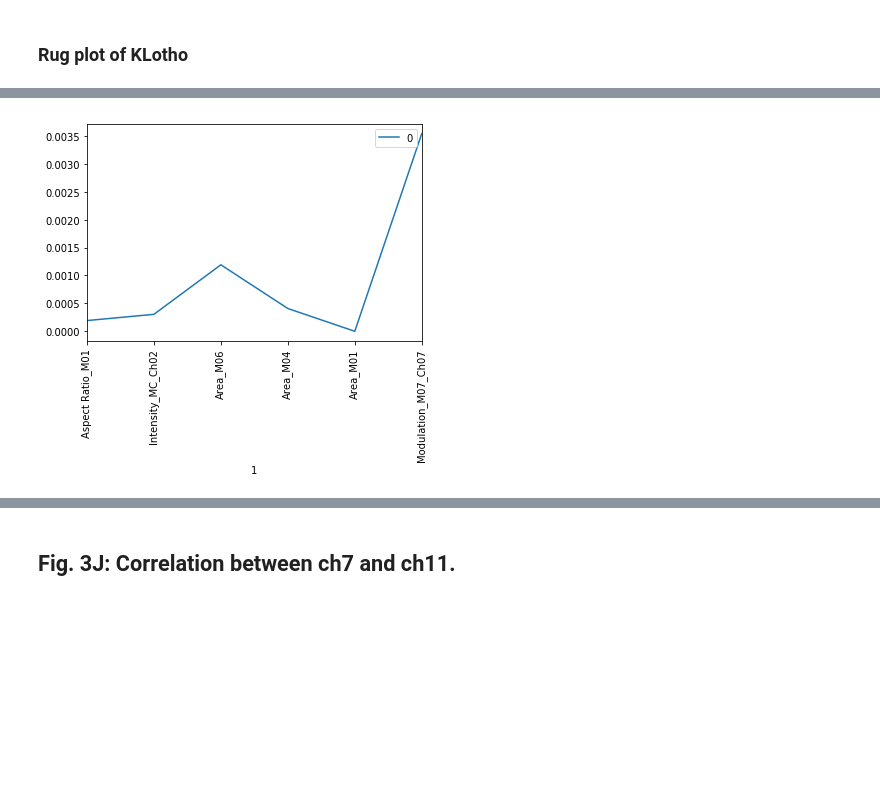
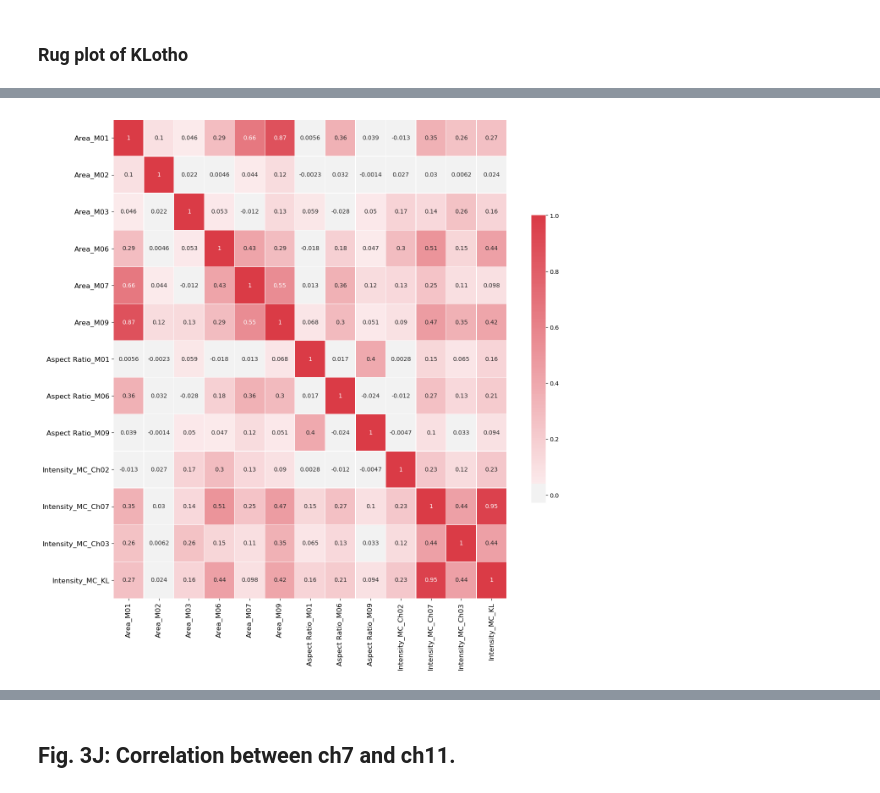
Before and after one commit to ankitbhatia/bioimage_aging, a Jupyter notebook: Final Analysis March 16.ipynb, the cells around one changed output, grey strips where cells are left out. Saved outputs shown, nothing was run; the diff lists cells and outputs as text; code cells hidden in the pictures; blank space fills up the shorter version.

```diff
--- a/Final Analysis March 16.ipynb
+++ b/Final Analysis March 16.ipynb
@@ -87,29 +73,27 @@ data = []
 data.append('Class')
 data.append('Object Number')
 data.append('Area_M01')
+data.append('Area_M02')
 data.append('Area_M03')
 data.append('Area_M04')
 data.append('Area_M06')
 data.append('Area_M07')
 data.append('Area_M09')
-# data.append('Area_M02')
-# data.append('Area_M11')
+data.append('Area_M11')
 data.append('Aspect Ratio_M01')
 data.append('Aspect Ratio_M06')
 data.append('Aspect Ratio_M09')
 data.append('Modulation_M02_Ch02')
 data.append('Modulation_M03_Ch03')
 data.append('Modulation_M07_Ch07')
-# data.append('Modulation_M04_Ch04')
-# data.append('Modulation_M11_Ch11')
+data.append('Modulation_M04_Ch04')
+data.append('Modulation_M11_Ch11')
 data.append('Intensity_MC_Ch02')
 data.append('Intensity_MC_Ch07')
-# data.append('Intensity_MC_Ch03')
-# data.append('Intensity_MC_Ch04')
-# data.append('Intensity_MC_Ch11')
+data.append('Intensity_MC_Ch03')
+data.append('Intensity_MC_Ch04')
+data.append('Intensity_MC_Ch11')
+data.append('Intensity_MC_KL')
 data
 filtered_db = unfiltered_db[data]
-#     if idx%100==0:
-#         sys.stdout.write(str(idx) + '\r')
-#         sys.stdout.flush()
-# print([column for column in filtered_db.columns])
+filtered_db.to_csv('filtered_db.csv')
@@ -356,59 +449,36 @@ plt.show()
 # %%
 new_db = filtered_db
-#When I was calling this function, it wasn't actually doing anything. No wonder we were getting
-#such crappy accuracies.
 new_db = new_db.sample(frac=1)
 
 # Create the outputs Class
 Y = unfiltered_db.Intensity_MC_Ch11.to_numpy()
-# Y = Y>0 # ch11> = 1, ch11< = 0
-# print(np.count_nonzero(Y))
+Y = Y>0 # ch11> = 1, ch11< = 0
 X = new_db.drop(['Class', 'Object Number',], axis=1)
 X = X.drop([i for i in X.columns if "Bkgd Mean" in i] , axis=1)
-X = X.drop([i for i in X.columns if "Aspect Ratio_M02" in i] , axis=1)
-X = X.drop([i for i in X.columns if "09" in i] , axis=1)
-# X = X.drop([i for i in X.columns if "04" in i] , axis=1)
+# X = X.drop([i for i in X.columns if "09" in i] , axis=1)
+X = X.drop([i for i in X.columns if "04" in i] , axis=1)
+# X = X.drop([i for i in X.columns if "03" in i] , axis=1)
+# X = X.drop([i for i in X.columns if "KL" in i] , axis=1)
 X = X.drop([i for i in X.columns if "11" in i] , axis=1)
+X = X.drop([i for i in X.columns if "Modulation" in i] , axis=1)
 
 #This should drop nothing.
 X = X.drop(X.columns[X.isna().any()].tolist(), axis=1)
+fs = FeatureSelector(data = X, labels = Y)
+fs.identify_missing(missing_threshold=0.6)
+fs.identify_single_unique()
+fs.identify_collinear(correlation_threshold=0.975)
+corr_mat = fs.corr_matrix
+fs.corr_matrix.to_csv('correlation matrix.csv')
+f,ax = plt.subplots(figsize=(15,15))
+cmap = sns.diverging_palette(220,10, as_cmap=True)
+sns.heatmap(corr_mat, cmap = cmap, center = 0, linewidth=0.25, cbar_kws={"shrink": 0.6}, annot=True)
 
-# Min Max scaler to normalize all data:
-min_max_scaler = preprocessing.MinMaxScaler()
-x_scaled = min_max_scaler.fit_transform(X.to_numpy())
-y_scaled = Y/np.linalg.norm(Y)
-# train a classifier on all the data
-# clf = DecisionTreeClassifier(criterion='entropy')
-reg = LinearRegression()
-sol = reg.fit(x_scaled,y_scaled)
+ax.set_yticks([x + 0.5 for x in list(range(corr_mat.shape[0]))])
+ax.set_yticklabels(list(corr_mat.index), size = int(160 / corr_mat.shape[0]));
+ax.set_xticks([x + 0.5 for x in list(range(corr_mat.shape[0]))])
+ax.set_xticklabels(list(corr_mat.index), size = int(160 / corr_mat.shape[1]));
 
-# Print out the feature importances
-print('Feature Importances:')
-imp = sol.coef_
-features = {}
-features = dict(zip(X.columns,sol.coef_))
-
-for i in range(0,X.shape[1]):
-    print(X.columns[np.argmax(imp)] + ' ' + '{:0.3f}'.format(np.max(imp)))
-    features[X.columns[np.argmax(imp)]] = np.max(imp)
-    imp[np.argmax(imp)] = 0
-# for key,value in features.items():
-#     print(key + ' ' + '{:0.3f}'.format(value))
-
-
-# Print the crossvalidation score:
-s = cross_val_score(reg, x_scaled, y_scaled, cv=10, n_jobs=-1, scoring='neg_mean_squared_error')
-print('Cross-validation Score: ' + str(np.mean(s)))
-print('Cross-validation Score Var: ' + str(np.var(s)))
-
-# # Plot a graph with all the features
-sorted_d = OrderedDict(sorted(features.items(), key=lambda x: x[1]))
-names = list(sorted_d.keys())
-values = list(sorted_d.values())
-
-df = pd.DataFrame(list(zip(features.values(),features.keys()))).set_index(1)
-
-df.plot.line(rot=90)
-
-features_2 = features
+plt.show()
+plt.savefig('../generated_figures/all_corr.eps', format='eps')
 # %% [output]
@@ -433 +490 @@ Cross-validation Score Var: 2.96341026266e-10
-[figure, old version]
+[figure, new version]
```
Also changed, not shown: parts of 29 cells of this notebook, 6 other files.
